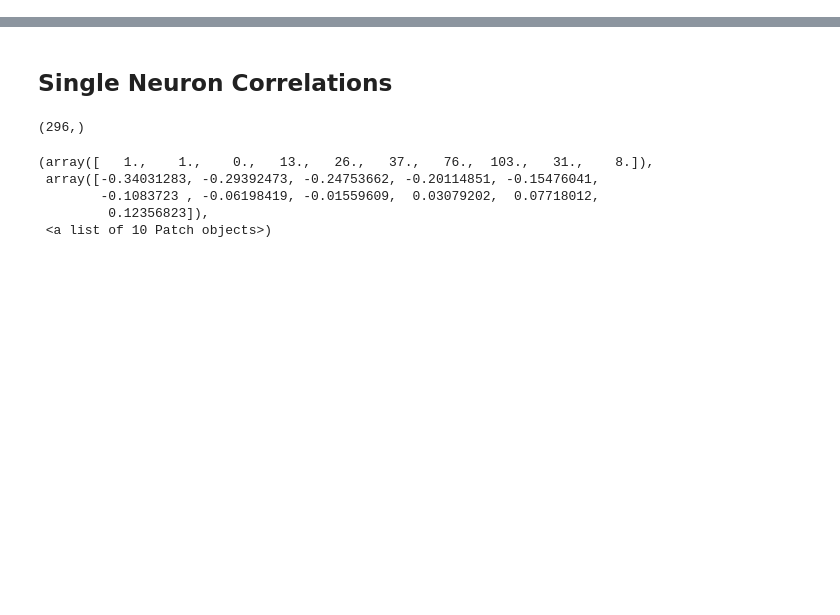
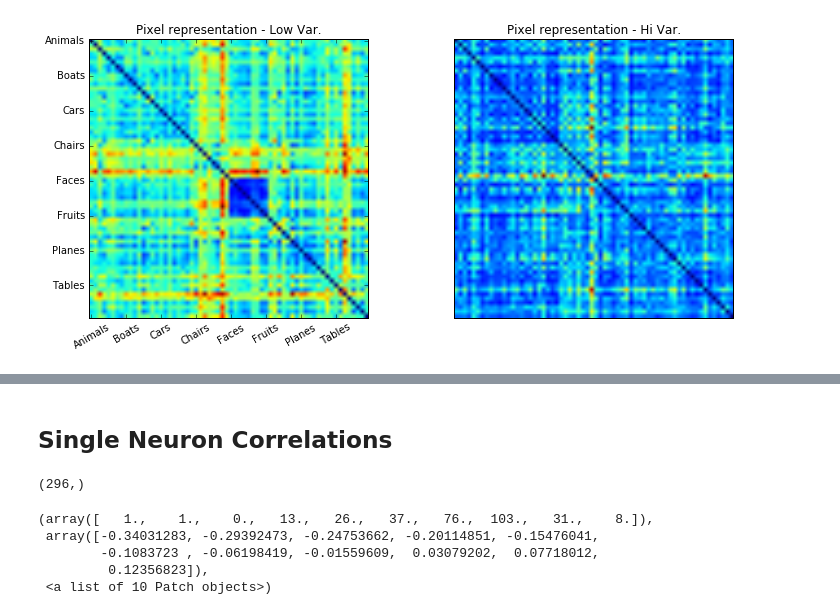
Before and after one commit to neuroailab/psych253, a Jupyter notebook: Lecture3.ipynb, the cells around one changed output, grey strips where cells are left out. Cells and saved outputs as stored; diff of their text form; code cells hidden in the pictures; blank space fills up the shorter version.

```diff
--- a/Lecture3.ipynb
+++ b/Lecture3.ipynb
@@ -18,0 +94,21 @@ Ventral_Dataset = h5py.File(DATA_PATH)
+# %%
+pixels_rdm_var0 = 1 - np.corrcoef(image_object_means_by_category_var0)
+pixels_rdm_var6 = 1 - np.corrcoef(image_object_means_by_category_var6)
+
+plt.figure(figsize=(12, 5))
+plt.subplot(1, 2, 1)
+plt.title('Pixel representation - Low Var.')
+plt.imshow(pixels_rdm_var0)
+plt.yticks(np.arange(0, 64, 8), unique_categories);
+plt.xticks(np.arange(0, 64, 8), unique_categories, rotation=30);
+
+plt.subplot(1, 2, 2)
+plt.title('Pixel representation - Hi Var.')
+plt.imshow(pixels_rdm_var6)
+plt.yticks([]);
+plt.xticks([]);
+
+#interesting -- at low variation there is some structure -- especially, the faces stand out
+#but at high variation basically everything is mush
+# %% [output]
+[figure, added]
```
Also changed, not shown: parts of 13 cells of this notebook.
